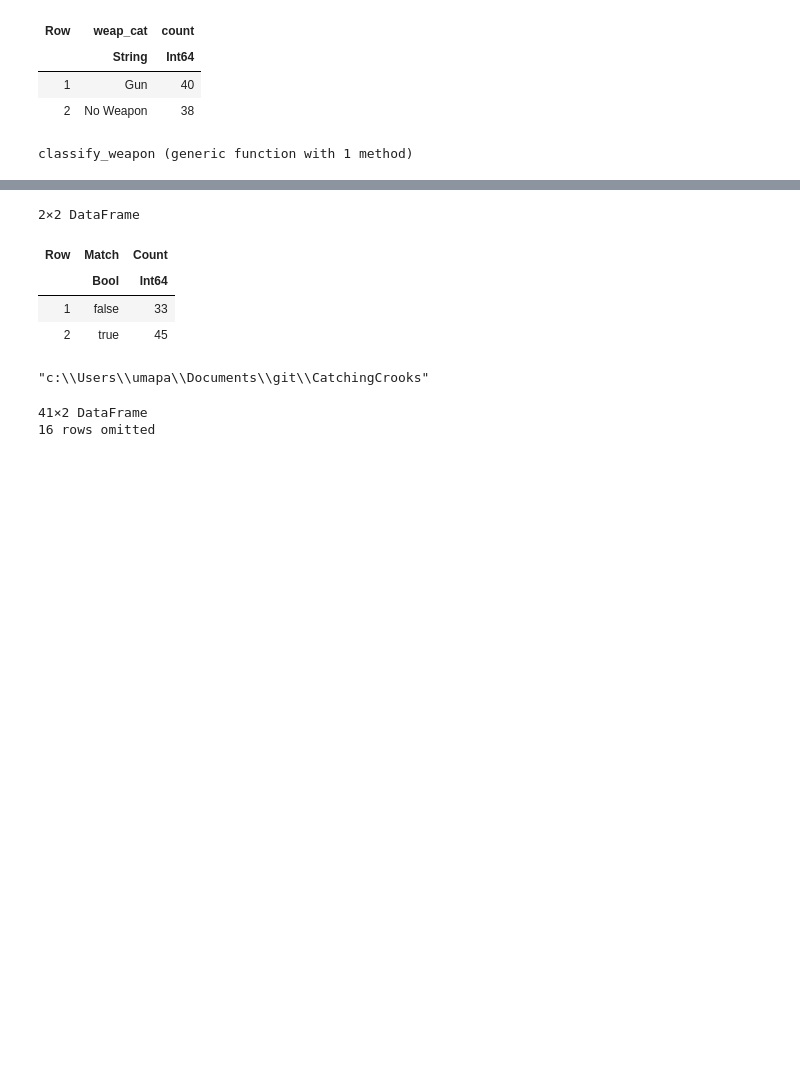
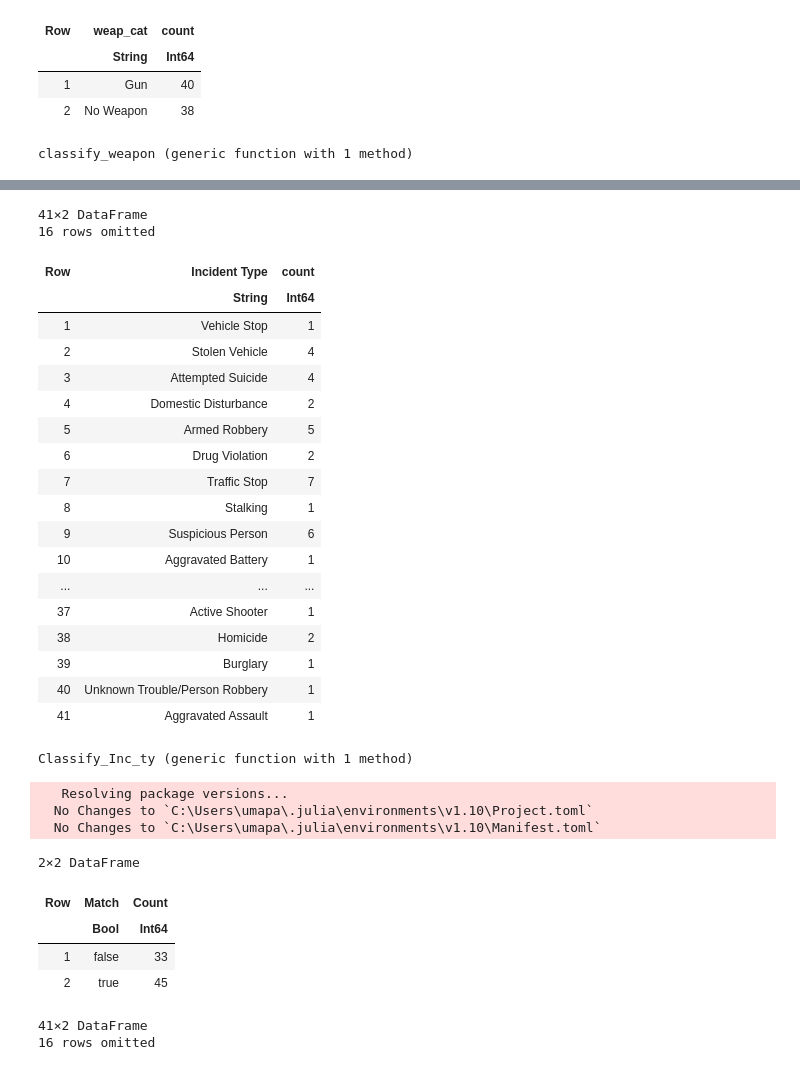
Before and after one commit to MorandR/CatchingCooks, a Jupyter notebook: CatchingCrooks.ipynb, the cells around one changed output, grey strips where cells are left out. Saved outputs shown, nothing was run; the diff lists cells and outputs as text; code cells hidden in the pictures; blank space fills up the shorter version.

```diff
--- a/CatchingCrooks.ipynb
+++ b/CatchingCrooks.ipynb
@@ -98,5 +98,3 @@ suspect_gender_cnt = combine(groupby(data,:"Suspect Gender"),nrow => :count)
 | 3 | M, M | 4 |
 | 4 | M, M, M | 1 |
 | 5 | Unk | 1 |
-# %%
-data.gender = data[!,"Suspect Gender"] . =  "M"
@@ -200 +202,44 @@ data
+# %%
+#Individual Incident type frequency count
+IncType_cnt = combine(groupby(data,:"Incident Type"),nrow=>:count)
+# %% [output]
+41×2 DataFrame
+16 rows omitted
+| Row | Incident Type | count |
+|  | String | Int64 |
+| 1 | Vehicle Stop | 1 |
+| 2 | Stolen Vehicle | 4 |
+| 3 | Attempted Suicide | 4 |
+| 4 | Domestic Disturbance | 2 |
+| 5 | Armed Robbery | 5 |
+| 6 | Drug Violation | 2 |
+| 7 | Traffic Stop | 7 |
+| 8 | Stalking | 1 |
+| 9 | Suspicious Person | 6 |
+| 10 | Aggravated Battery | 1 |
+| ... | ... | ... |
+| 37 | Active Shooter | 1 |
+| 38 | Homicide | 2 |
+| 39 | Burglary | 1 |
+| 40 | Unknown Trouble/Person Robbery | 1 |
+| 41 | Aggravated Assault | 1 |
+# %%
+#function to classify Incident type broadly into 3 different categories i.e. Burglary, Battery and Vehicle Motor
+function Classify_Inc_ty(IncType)
+    if occursin("Vehicle",IncType) || occursin("Traffic ",IncType)
+        return "Vehicle Motor"
+    elseif occursin("Robbery",IncType) || occursin("Burglary ",IncType) || occursin("Suspicious  ",IncType) || occursin("Aggravated",IncType) || occursin("Homicide",IncType)
+        return "Burglary"
+    else
+        return "Battery"
+    end
+end
+# %% [output]
+Classify_Inc_ty (generic function with 1 method)
+# %%
+Pkg.add("PGFPlotsX")
+# %% [output]
+   Resolving package versions...
+  No Changes to `C:\Users\umapa\.julia\environments\v1.10\Project.toml`
+  No Changes to `C:\Users\umapa\.julia\environments\v1.10\Manifest.toml`
 # %%
@@ -208,7 +254,3 @@ grouped_cnt
 |  | Bool | Int64 |
 | 1 | false | 33 |
 | 2 | true | 45 |
-# %%
-pwd()
-# %% [output]
-"c:\\Users\\umapa\\Documents\\git\\CatchingCrooks"
```
Also changed, not shown: parts of 21 cells of this notebook, 1 other file.
